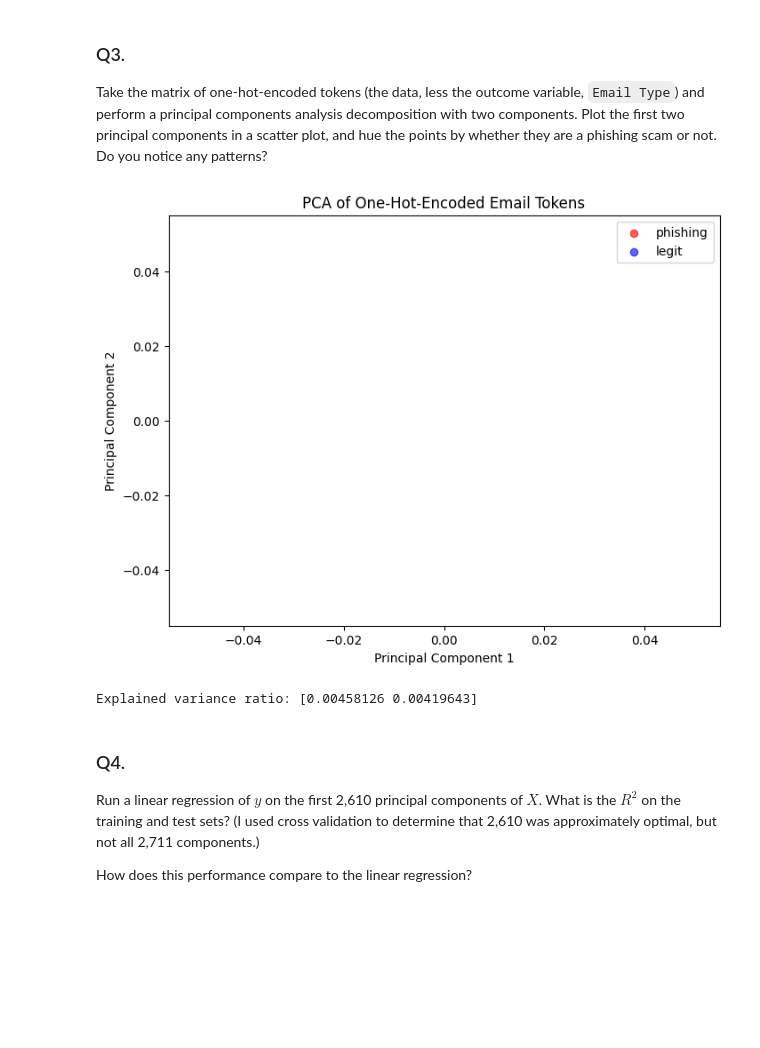
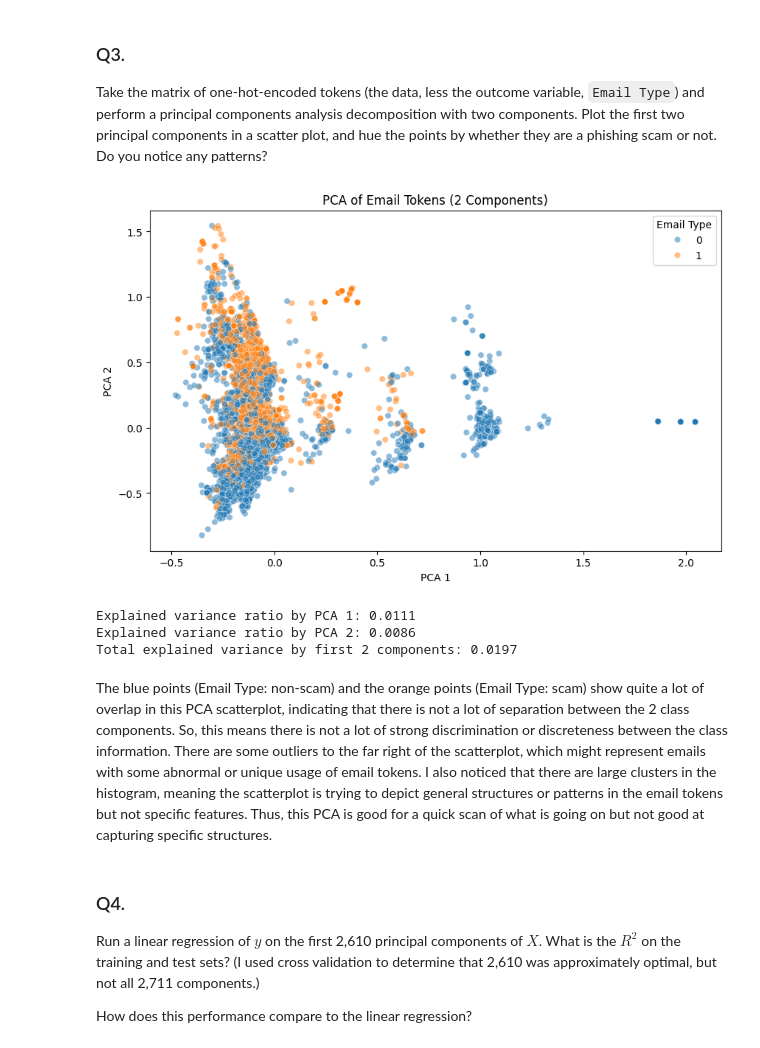
Before and after one commit to mchen899923/pca_assignment, a Jupyter notebook: assignment.ipynb, the cells around one changed output. Drawn from its saved outputs; the diff is of its cells as text; code cells hidden in the pictures; blank space fills up the shorter version.

```diff
--- a/assignment.ipynb
+++ b/assignment.ipynb
@@ -175,39 +175,39 @@ The words with the largest positive coefficients in absolute value include "inte
 ### Q3.
 
 Take the matrix of one-hot-encoded tokens (the data, less the outcome variable, `Email Type`) and perform a principal components analysis decomposition with two components. Plot the first two principal components in a scatter plot, and hue the points by whether they are a phishing scam or not. Do you notice any patterns?
-# %%
-import pandas as pd
-import matplotlib.pyplot as plt
-from sklearn.decomposition import PCA
-from sklearn.preprocessing import StandardScaler
-
-X = phishing_df.drop(columns = ["Email Type"])  #One-hot-encoded token matrix
-y = phishing_df["Email Type"]
-
-scaler = StandardScaler(with_mean=False)  #Scale features (important for PCA)
-X_scaled = scaler.fit_transform(X)
-
-pca = PCA(n_components = 2, random_state = 42) #PCA decomposition into 2 components
-X_pca = pca.fit_transform(X_scaled)
-
-pca_df = pd.DataFrame(X_pca, columns=["PC1", "PC2"]) #Combine into a DataFrame for plotting
-pca_df["Email Type"] = y.values
-
-plt.figure(figsize=(8,6)) #Plot
-for label, color in zip(["phishing", "legit"], ["red", "blue"]):
-    subset = pca_df[pca_df["Email Type"] == label]
-    plt.scatter(subset["PC1"], subset["PC2"], label = label, alpha = 0.6, color = color)
-
-plt.title("PCA of One-Hot-Encoded Email Tokens")
-plt.xlabel("Principal Component 1")
-plt.ylabel("Principal Component 2")
-plt.legend()
-plt.show()
-
-print("Explained variance ratio:", pca.explained_variance_ratio_) #Check explained variance
-# %% [output]
-[figure, removed]
-Explained variance ratio: [0.00458126 0.00419643]
+# %%
+from sklearn.preprocessing import StandardScaler
+from sklearn.decomposition import PCA
+import pandas as pd
+import seaborn as sns
+import matplotlib.pyplot as plt
+
+pca = PCA(n_components = 2) #Split PCA into 2 components
+X_pca = pca.fit_transform(X)
+
+PCA_df = pd.DataFrame(X_pca, columns = ["PC1", "PC2"]) #Make a dataframe for the 2 PCA components
+PCA_df["Email Type"] = y.reset_index(drop = True)
+# %%
+plt.figure(figsize = (10, 6)) #Plots of the first two principal components
+sns.scatterplot(x = "PC1", y = "PC2", hue = "Email Type", data = PCA_df, alpha = 0.5)
+plt.title("PCA of Email Tokens (2 Components)")
+plt.xlabel("PCA 1")
+plt.ylabel("PCA 2")
+plt.show()
+
+#Email Type 0: non-scam
+#Email Type 1: scam
+
+print(f"Explained variance ratio by PCA 1: {pca.explained_variance_ratio_[0]:.4f}") #Print explained variance ratio
+print(f"Explained variance ratio by PCA 2: {pca.explained_variance_ratio_[1]:.4f}")
+print(f"Total explained variance by first 2 components: {pca.explained_variance_ratio_.sum():.4f}")
+# %% [output]
+[figure, added]
+Explained variance ratio by PCA 1: 0.0111
+Explained variance ratio by PCA 2: 0.0086
+Total explained variance by first 2 components: 0.0197
+# %% [markdown]
+The blue points (Email Type: non-scam) and the orange points (Email Type: scam) show quite a lot of overlap in this PCA scatterplot, indicating that there is not a lot of separation between the 2 class components. So, this means there is not a lot of strong discrimination or discreteness between the class information. There are some outliers to the far right of the scatterplot, which might represent emails with some abnormal or unique usage of email tokens. I also noticed that there are large clusters in the histogram, meaning the scatterplot is trying to depict general structures or patterns in the email tokens but not specific features. Thus, this PCA is good for a quick scan of what is going on but not good at capturing specific structures.
 # %% [markdown]
 ### Q4.
 
```
